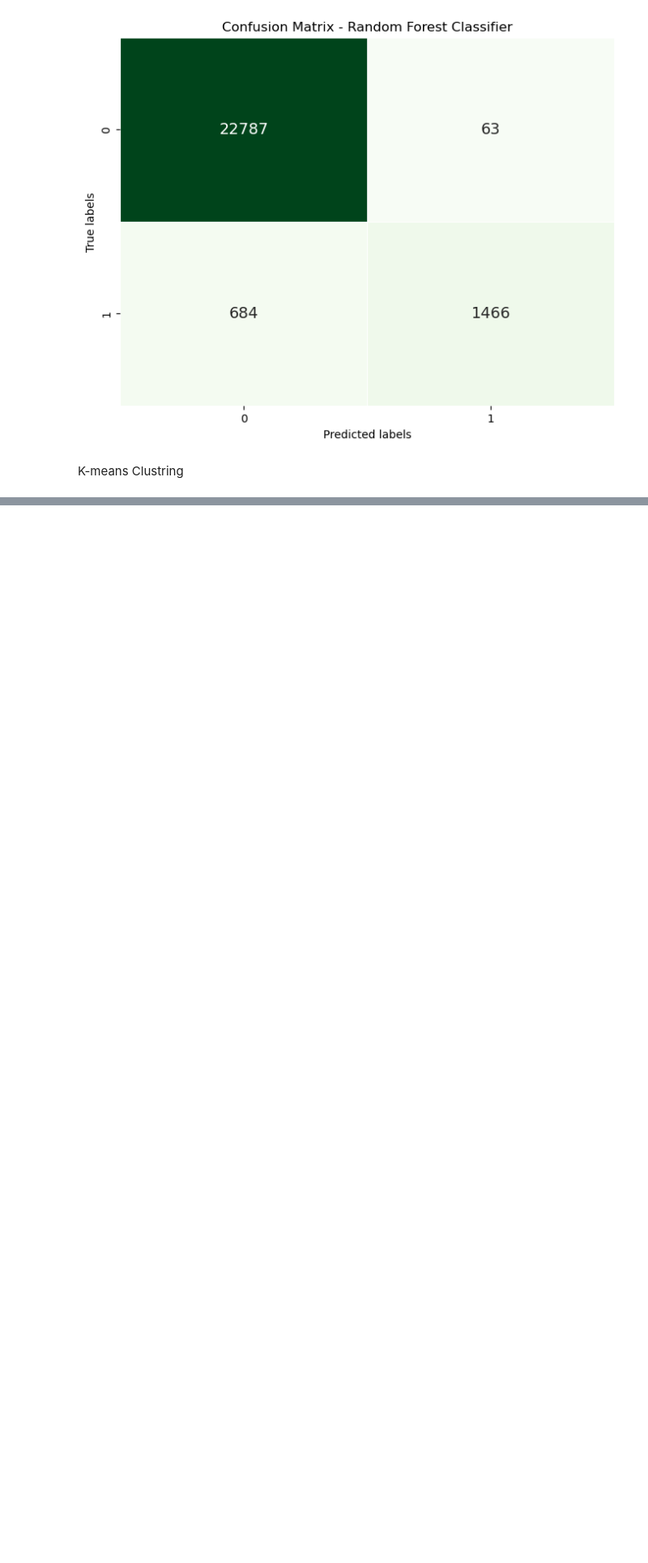
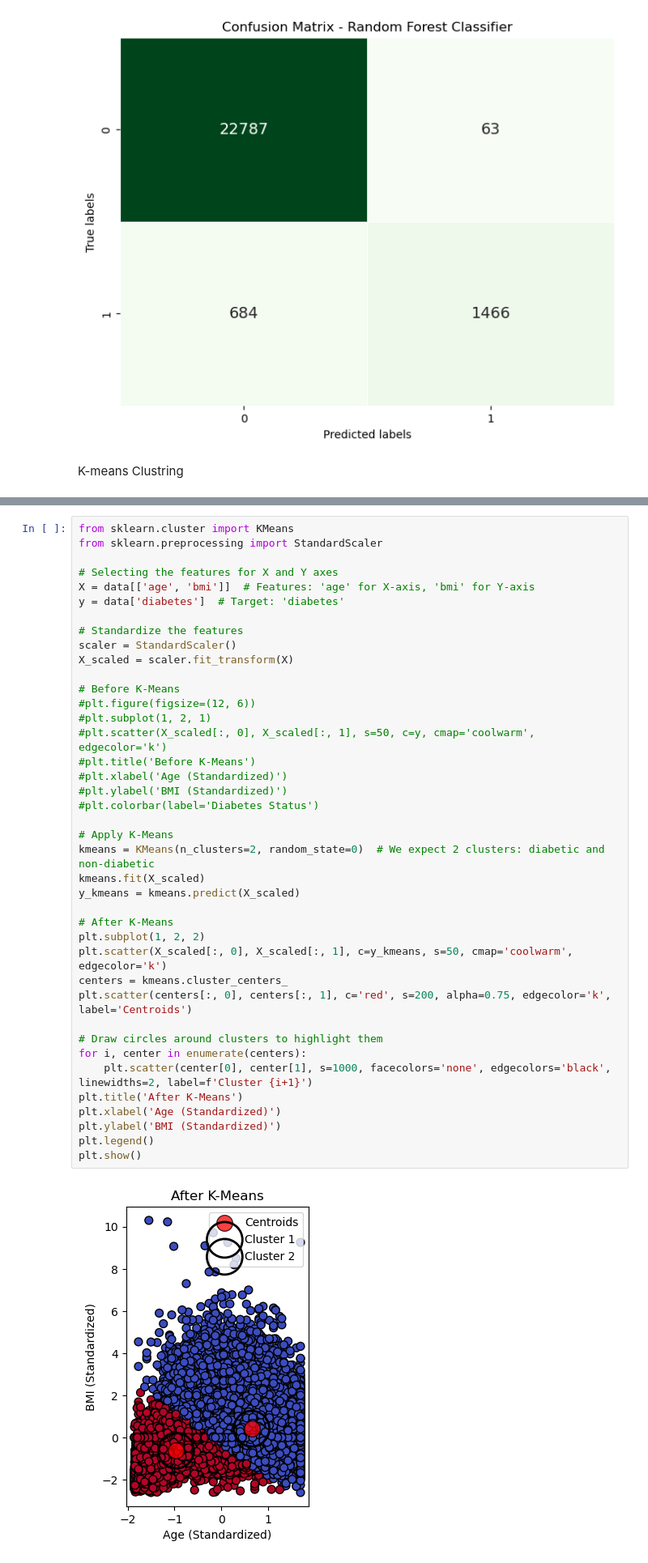
Before and after one commit to jagadabhijaswanth132/Diabetic-prediction-using-multiple-machine-learning-algorithms, a Jupyter notebook: Diabetic_prediction_using_multiple_machine_learning_algorithms.ipynb, the cells around one changed output, grey strips where cells are left out. Shown at 81% size. Drawn from its saved outputs; the diff is of its cells as text; blank space fills up the shorter version.

Commit message:
change k-means

```diff
--- a/Diabetic_prediction_using_multiple_machine_learning_algorithms.ipynb
+++ b/Diabetic_prediction_using_multiple_machine_learning_algorithms.ipynb
@@ -389,3 +349,45 @@ plt.show()
+# %%
+from sklearn.cluster import KMeans
+from sklearn.preprocessing import StandardScaler
+
+# Selecting the features for X and Y axes
+X = data[['age', 'bmi']]  # Features: 'age' for X-axis, 'bmi' for Y-axis
+y = data['diabetes']  # Target: 'diabetes'
+
+# Standardize the features
+scaler = StandardScaler()
+X_scaled = scaler.fit_transform(X)
+
+# Before K-Means
+#plt.figure(figsize=(12, 6))
+#plt.subplot(1, 2, 1)
+#plt.scatter(X_scaled[:, 0], X_scaled[:, 1], s=50, c=y, cmap='coolwarm', edgecolor='k')
+#plt.title('Before K-Means')
+#plt.xlabel('Age (Standardized)')
+#plt.ylabel('BMI (Standardized)')
+#plt.colorbar(label='Diabetes Status')
+
+# Apply K-Means
+kmeans = KMeans(n_clusters=2, random_state=0)  # We expect 2 clusters: diabetic and non-diabetic
+kmeans.fit(X_scaled)
+y_kmeans = kmeans.predict(X_scaled)
+
+# After K-Means
+plt.subplot(1, 2, 2)
+plt.scatter(X_scaled[:, 0], X_scaled[:, 1], c=y_kmeans, s=50, cmap='coolwarm', edgecolor='k')
+centers = kmeans.cluster_centers_
+plt.scatter(centers[:, 0], centers[:, 1], c='red', s=200, alpha=0.75, edgecolor='k', label='Centroids')
+
+# Draw circles around clusters to highlight them
+for i, center in enumerate(centers):
+    plt.scatter(center[0], center[1], s=1000, facecolors='none', edgecolors='black', linewidths=2, label=f'Cluster {i+1}')
+plt.title('After K-Means')
+plt.xlabel('Age (Standardized)')
+plt.ylabel('BMI (Standardized)')
+plt.legend()
+plt.show()
+# %% [output]
+[figure, added]
 # %%
 # Model names and their respective accuracies
 models = ['Logistic Regression', 'Random Forest']
```
Also changed, not shown: parts of 5 cells of this notebook.
